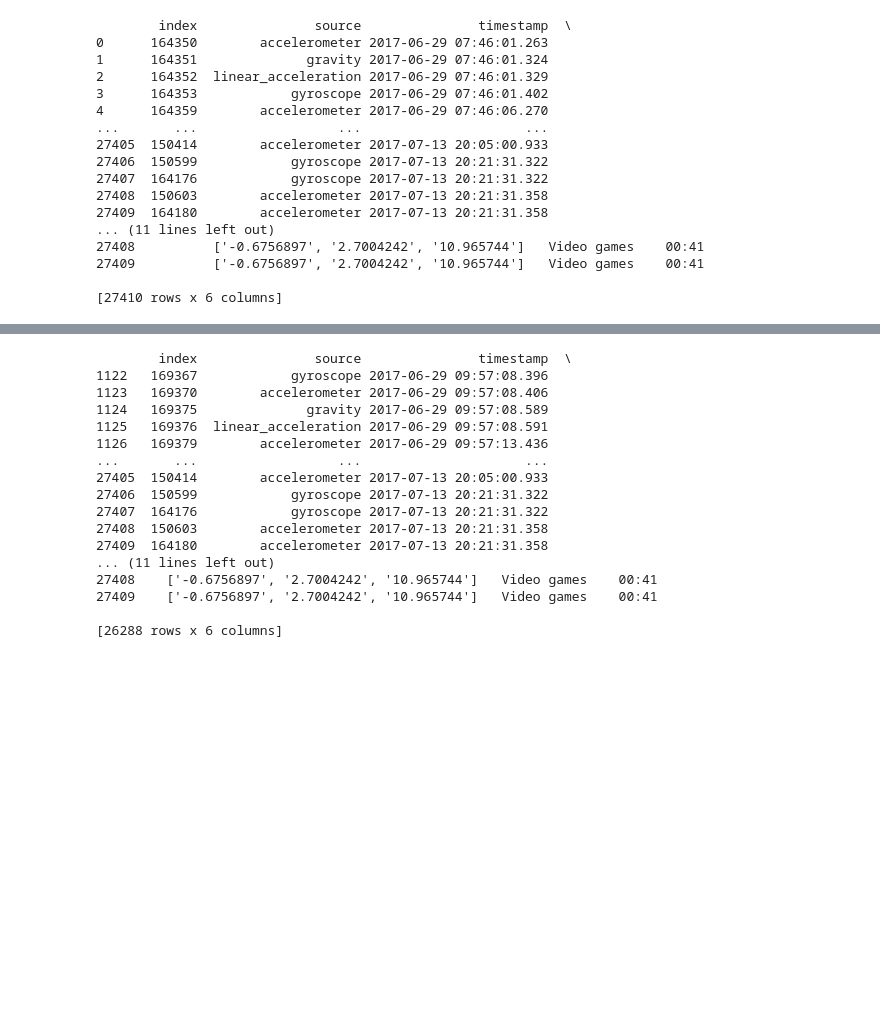
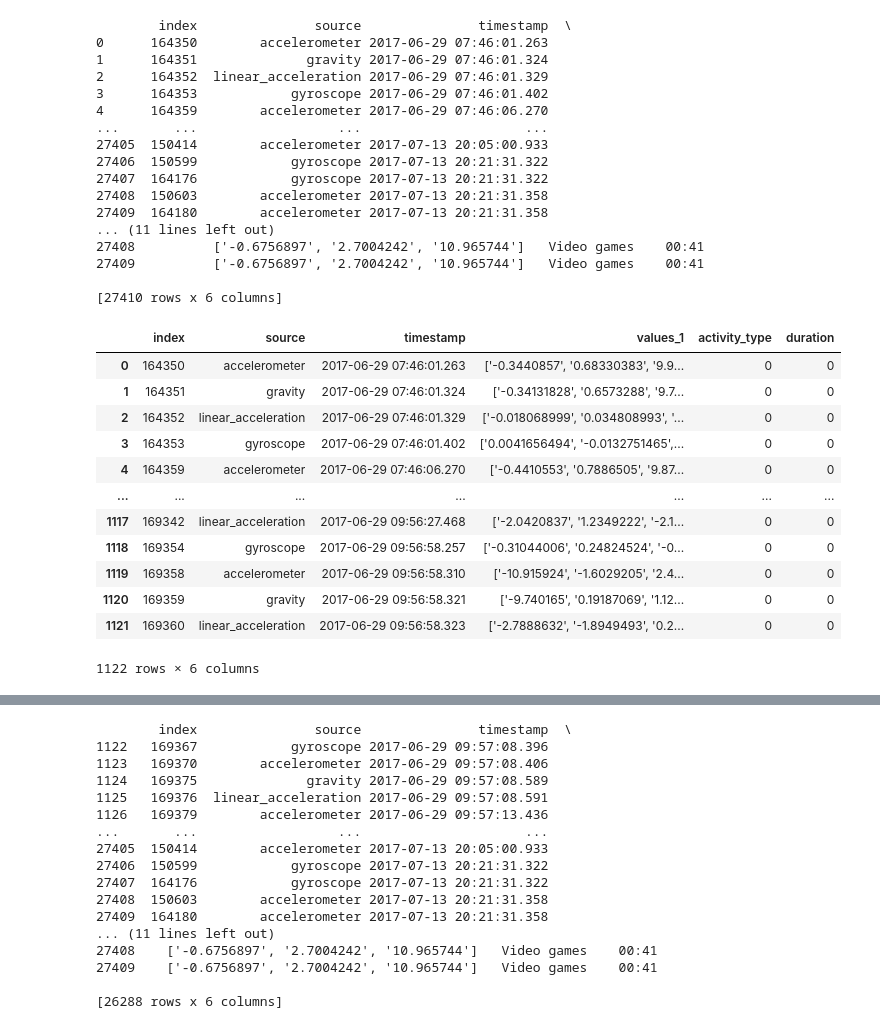
Before and after one commit to twotango/messenger, a Jupyter notebook: Research/Weeks/Week 13/week_13.ipynb, the cells around one changed output, grey strips where cells are left out. Cells and saved outputs as stored; diff of their text form; code cells hidden in the pictures; blank space fills up the shorter version.

```diff
--- a/Research/Weeks/Week 13/week_13.ipynb
+++ b/Research/Weeks/Week 13/week_13.ipynb
@@ -104,3 +104,21 @@ print(merged_data)
 27409          ['-0.6756897', '2.7004242', '10.965744']   Video games    00:41
 
 [27410 rows x 6 columns]
+# %%
+merged_data_0_activity_smartwatch = merged_data[merged_data['activity_type'] == 0]
+# %%
+merged_data_0_activity_smartwatch
+# %% [output]
+|  | index | source | timestamp | values_1 | activity_type | duration |
+| 0 | 164350 | accelerometer | 2017-06-29 07:46:01.263 | ['-0.3440857', '0.68330383', '9.9... | 0 | 0 |
+| 1 | 164351 | gravity | 2017-06-29 07:46:01.324 | ['-0.34131828', '0.6573288', '9.7... | 0 | 0 |
+| 2 | 164352 | linear_acceleration | 2017-06-29 07:46:01.329 | ['-0.018068999', '0.034808993', '... | 0 | 0 |
+| 3 | 164353 | gyroscope | 2017-06-29 07:46:01.402 | ['0.0041656494', '-0.0132751465',... | 0 | 0 |
+| 4 | 164359 | accelerometer | 2017-06-29 07:46:06.270 | ['-0.4410553', '0.7886505', '9.87... | 0 | 0 |
+| ... | ... | ... | ... | ... | ... | ... |
+| 1117 | 169342 | linear_acceleration | 2017-06-29 09:56:27.468 | ['-2.0420837', '1.2349222', '-2.1... | 0 | 0 |
+| 1118 | 169354 | gyroscope | 2017-06-29 09:56:58.257 | ['-0.31044006', '0.24824524', '-0... | 0 | 0 |
+| 1119 | 169358 | accelerometer | 2017-06-29 09:56:58.310 | ['-10.915924', '-1.6029205', '2.4... | 0 | 0 |
+| 1120 | 169359 | gravity | 2017-06-29 09:56:58.321 | ['-9.740165', '0.19187069', '1.12... | 0 | 0 |
+| 1121 | 169360 | linear_acceleration | 2017-06-29 09:56:58.323 | ['-2.7888632', '-1.8949493', '0.2... | 0 | 0 |
+1122 rows × 6 columns
```
Also changed, not shown: parts of 43 cells of this notebook, 1 other file.
